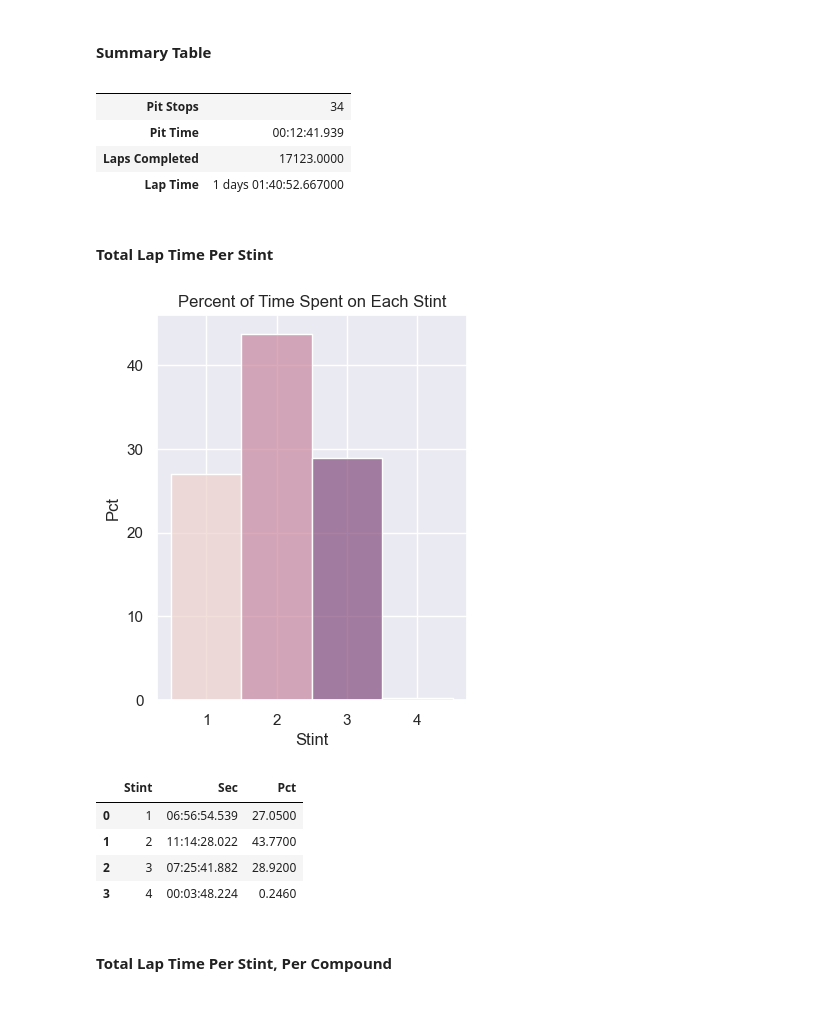
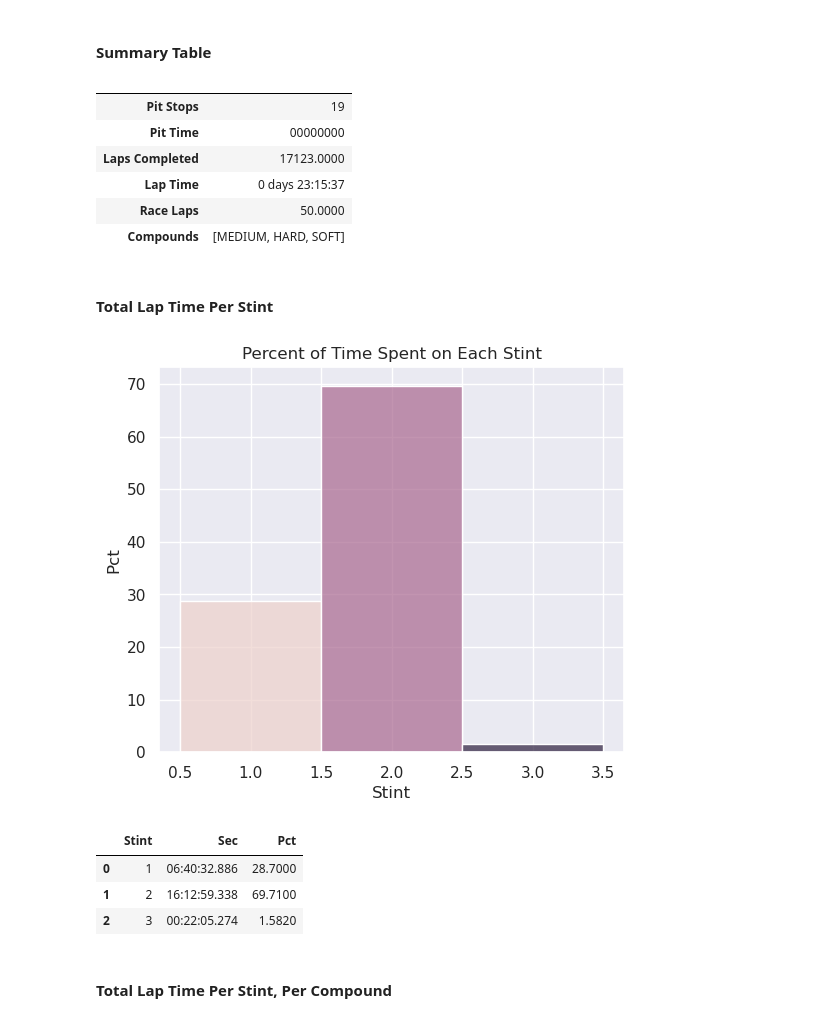
Before and after one commit to MyNameIsCalvinDavis/Data-Science, a Jupyter notebook: F1/F1.ipynb, the cells around one changed output. Drawn from its saved outputs; the diff is of its cells as text; code cells hidden in the pictures.

```diff
--- a/F1/F1.ipynb
+++ b/F1/F1.ipynb
@@ -1127,5 +1249,5 @@ so.Plot(lapsg, x="ClassifiedPosition", color="Compound") \
 # %%
-race = "Belgian Grand Prix"
+race = "Saudi Arabian Grand Prix"
 # team_rep = ' -- '.join(laps_raw[laps_raw["EventName"] == race].sort_values("Team")["Team"].unique())
 # print(team_rep)
 # # Drivers: XYZ
@@ -1183,44 +1303,49 @@ d_total = {
     "Pit Stops":[pit_stops[pit_stops["EventName"] == race][["PitStops"]].sum().iloc[0]],
     "Pit Time":[str(pit_times[pit_times["EventName"] == race]["PitTime"].sum())[7:-3]],
     "Laps Completed":[laps_raw.groupby(["EventName", "Driver"]).last().reset_index()[["EventName", "Driver", "LapNumber"]]["LapNumber"].sum()],
-    "Lap Time":[laps.to_string(header=False, index=False)],
+    "Lap Time":[str(laps.to_string(header=False, index=False)).split(".")[0]],
+    "Race Laps": [laps_raw[laps_raw["EventName"] == race][["Driver", "LapNumber"]].groupby(["Driver"]).last()["LapNumber"].iloc[0]],
+    "Compounds": [laps_raw[laps_raw["EventName"] == race]["Compound"].unique()]
 }
 df_total = pd.DataFrame(d_total).T
 df_total.columns = [""]
 df_total
 # %% [output]
 |  |  |
-| Pit Stops | 34 |
-| Pit Time | 00:12:41.939 |
+| Pit Stops | 19 |
+| Pit Time | 00000000 |
 | Laps Completed | 17123.0000 |
-| Lap Time | 1 days 01:40:52.667000 |
+| Lap Time | 0 days 23:15:37 |
+| Race Laps | 50.0000 |
+| Compounds | [MEDIUM, HARD, SOFT] |
 # %% [markdown]
 #### Total Lap Time Per Stint
 # %%
 # Lap time per stint
 laps = laps_raw[["EventName", "LapTime", "Stint", "Sec"]][laps_raw["EventName"] == race]
 laps = laps.groupby(["EventName", "Stint"]).sum().reset_index()[["Stint", "Sec"]]
 tot_sec = laps["Sec"].sum()
 laps["Pct"] = (laps["Sec"] / tot_sec * 100).astype(str).str[:5] + "%"
 for idx, item in enumerate(laps["Sec"]):
     laps["Sec"].iloc[idx] = str(datetime.timedelta(seconds=item))[:-3]
     laps["Sec"].iloc[idx] = laps["Sec"].iloc[idx].zfill(12)
 #print("Time Per Stint:\n", laps.to_string(index=False, header=False))
 
-fig, ax = plt.subplots(figsize=(4,5))
+fig, ax = plt.subplots(figsize=(6,5))
 laps["Pct"] = laps["Pct"].str[:-1].astype(float)
 so.Plot(data=laps, x="Stint", y="Pct", color="Stint") \
     .add(so.Bars(), legend=False).label(title="Percent of Time Spent on Each Stint") \
     .on(ax).show()
     # .add(so.Band(), so.Est()) \
-laps
 # %% [output]
-[figure, old version]
+[figure, new version]
-|  | Stint | Sec | Pct |
-| 0 | 1 | 06:56:54.539 | 27.0500 |
-| 1 | 2 | 11:14:28.022 | 43.7700 |
-| 2 | 3 | 07:25:41.882 | 28.9200 |
-| 3 | 4 | 00:03:48.224 | 0.2460 |
+# %%
+laps
+# %% [output]
+|  | Stint | Sec | Pct |
+| 0 | 1 | 06:40:32.886 | 28.7000 |
+| 1 | 2 | 16:12:59.338 | 69.7100 |
+| 2 | 3 | 00:22:05.274 | 1.5820 |
 # %% [markdown]
 #### Total Lap Time Per Stint, Per Compound
 # %%
```
Also changed, not shown: parts of 45 cells of this notebook.
